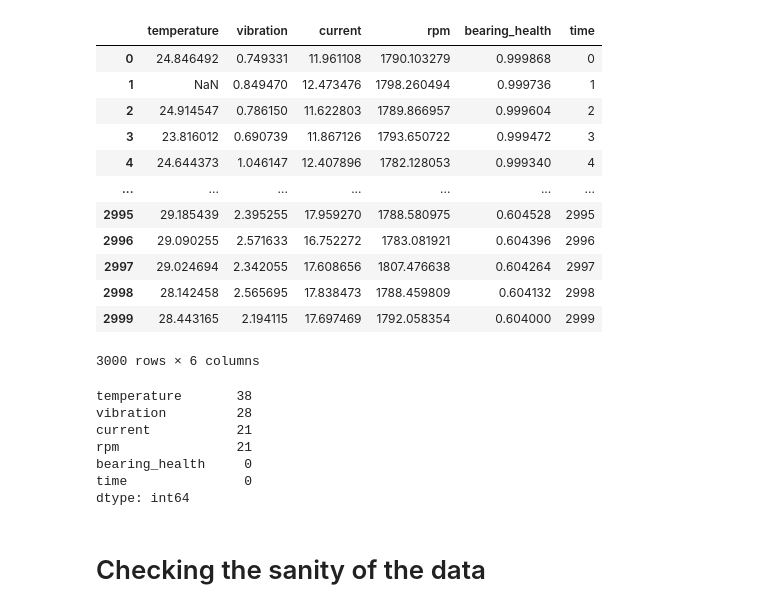
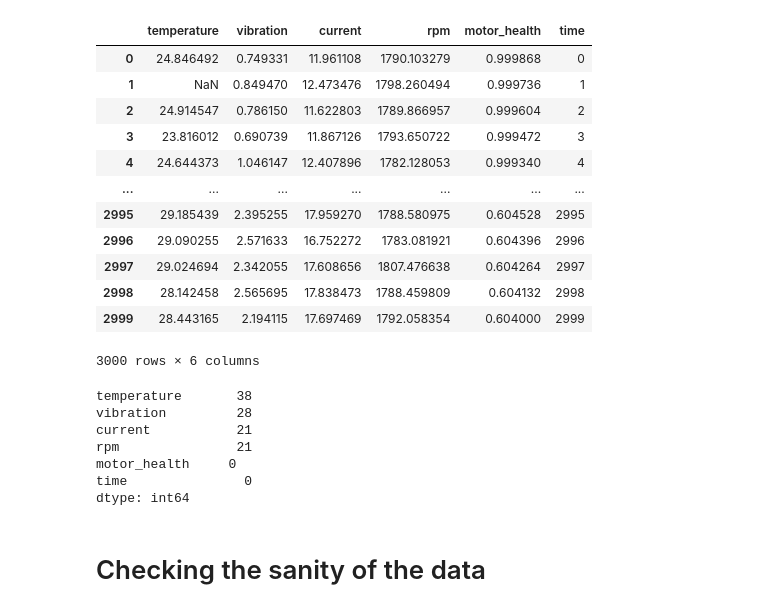
Before and after one commit to ayushsj99/Industrial-Electric-Motor-Digital-twin-Silumator, a Jupyter notebook: notebooks/phase1_test.ipynb, the cells around one changed output. Cells and saved outputs as stored; diff of their text form; code cells hidden in the pictures.

Commit message:
fine tuining on motor health done, bearing remove

```diff
--- a/notebooks/phase1_test.ipynb
+++ b/notebooks/phase1_test.ipynb
@@ -2,35 +2,35 @@
 import sys
 import os
 # Add the project root directory to Python path
 project_root = os.path.dirname(os.getcwd())
 if project_root not in sys.path:
     sys.path.append(project_root)
 
 import pandas as pd
 from simulator.motor import Motor
 from simulator.state import MotorHiddenState
 from simulator.config import DEFAULT_CONFIG
 
 state = MotorHiddenState(
-    bearing_health=1.0,
+    motor_health=1.0,
     load_factor=1.2,
     misalignment=0.1,
     friction_coeff=DEFAULT_CONFIG["base_friction"]
 )
 
 motor = Motor(state, DEFAULT_CONFIG)
 
 records = []
 
 for t in range(3000):
     sensors = motor.step()
     sensors["time"] = t
     records.append(sensors)
 
 df = pd.DataFrame(records)
 df
 # %% [output]
-|  | temperature | vibration | current | rpm | bearing_health | time |
+|  | temperature | vibration | current | rpm | motor_health | time |
 | 0 | 24.846492 | 0.749331 | 11.961108 | 1790.103279 | 0.999868 | 0 |
 | 1 | NaN | 0.849470 | 12.473476 | 1798.260494 | 0.999736 | 1 |
 | 2 | 24.914547 | 0.786150 | 11.622803 | 1789.866957 | 0.999604 | 2 |
@@ -50,7 +50,7 @@ temperature       38
 vibration         28
 current           21
 rpm               21
-bearing_health     0
+motor_health     0
 time               0
 dtype: int64
 # %% [markdown]
```
Also changed, not shown: parts of 8 cells of this notebook, 13 other files.
